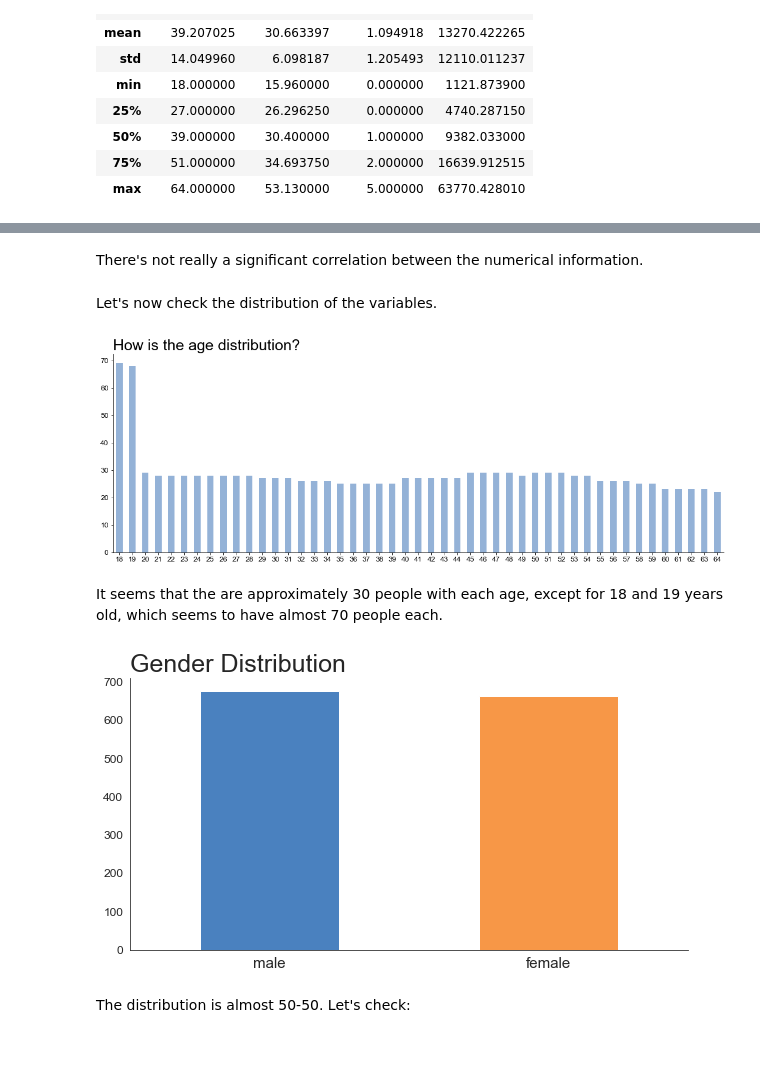
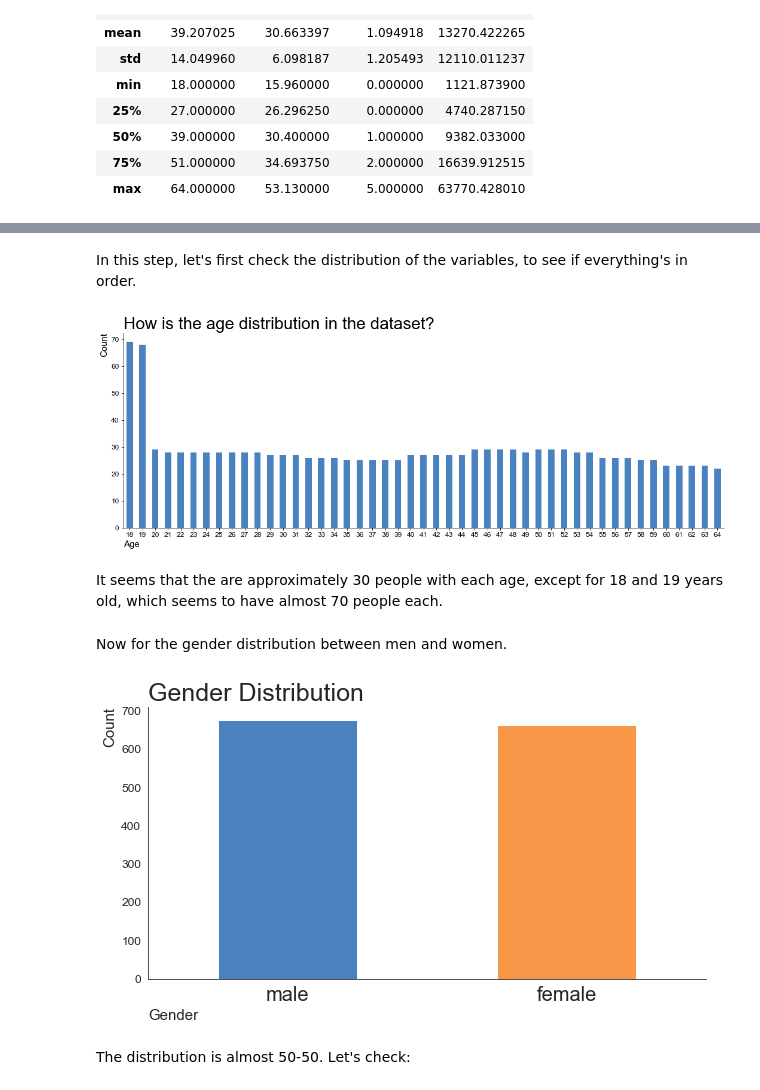
Before and after one commit to diascarolina/project-insurance-forecast, a Jupyter notebook: notebook.ipynb, the cells around one changed output, grey strips where cells are left out. Cells and saved outputs as stored; diff of their text form; code cells hidden in the pictures; blank space fills up the shorter version.

```diff
--- a/notebook.ipynb
+++ b/notebook.ipynb
@@ -168,27 +160,31 @@ plt.show()
-# %% [markdown]
-There's not really a significant correlation between the numerical information.
 # %% [markdown]
-Let's now check the distribution of the variables.
+In this step, let's first check the distribution of the variables, to see if everything's in order.
 # %%
-df.age.value_counts().sort_index(ascending = True).plot(kind = 'bar', figsize = (18, 6), color = BLUE3)
-plt.title('How is the age distribution?', fontdict = {'fontsize': 25, 'fontweight': 'medium'}, loc = 'left')
+df.age.value_counts().sort_index(ascending = True).plot(kind = 'bar', figsize = (18, 6), color = BLUE2)
+plt.title('How is the age distribution in the dataset?', fontdict = {'fontsize': 28}, loc = 'left')
 plt.xticks(rotation = 0, fontsize = 12)
 plt.yticks(fontsize = 12)
+plt.xlabel('Age', fontsize = 15, loc = 'left')
+plt.ylabel('Count', fontsize = 15, loc = 'top')
 sns.despine()
 plt.show()
 # %% [output]
-[figure, old version]
+[figure, new version]
 # %% [markdown]
 It seems that the are approximately 30 people with each age, except for 18 and 19 years old, which seems to have almost 70 people each.
+# %% [markdown]
+Now for the gender distribution between men and women.
 # %%
 df.sex.value_counts().plot(kind = 'bar', figsize = (10, 5), color = [BLUE2, ORANGE1])
-plt.title('Gender Distribution', fontdict = {'fontsize': 25, 'fontweight': 'medium'}, loc = 'left')
-plt.xticks(rotation = 0, fontsize = 15)
+plt.title('Gender Distribution', fontdict = {'fontsize': 25}, loc = 'left')
+plt.xticks(rotation = 0, fontsize = 20)
 plt.yticks(fontsize = 12)
+plt.xlabel('Gender', fontsize = 15, loc = 'left')
+plt.ylabel('Count', fontsize = 15, loc = 'top')
 sns.despine()
 plt.show()
 # %% [output]
-[figure, old version]
+[figure, new version]
 # %% [markdown]
 The distribution is almost 50-50. Let's check:
 # %%
```
Also changed, not shown: parts of 91 cells of this notebook.
